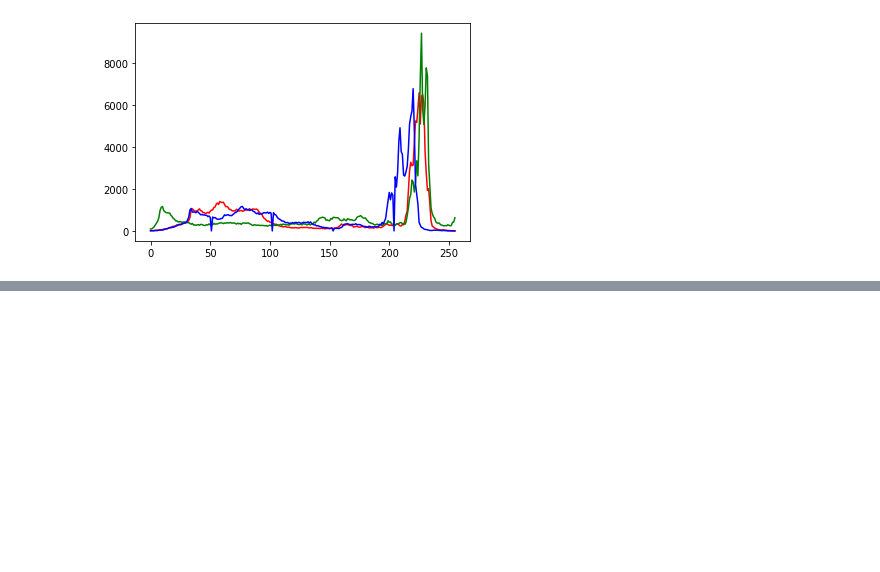
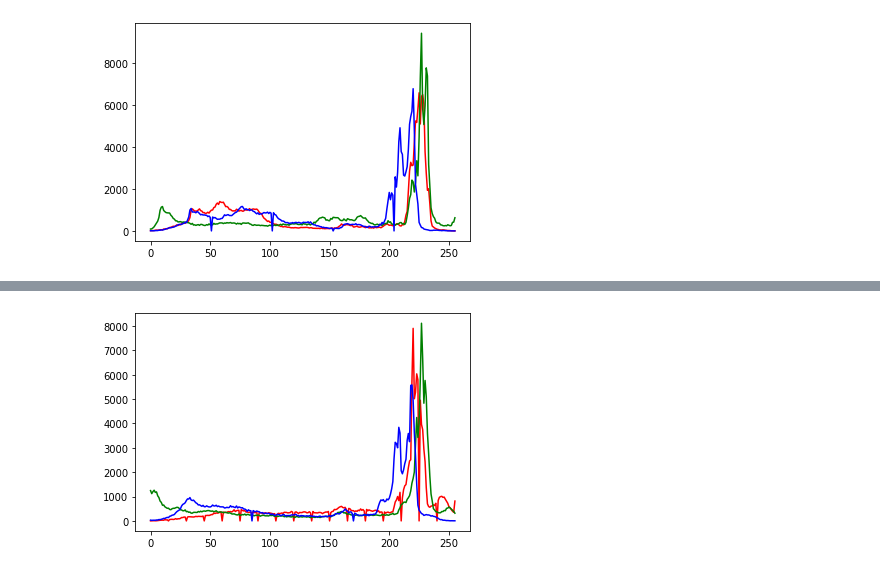
Before and after one commit to GodKelvin/PDI_Comparacao_Img_Histograma, a Jupyter notebook: pdi_tarefa_1.ipynb, the cells around one changed output, grey strips where cells are left out. Saved outputs shown, nothing was run; the diff lists cells and outputs as text; code cells hidden in the pictures; blank space fills up the shorter version.

```diff
--- a/pdi_tarefa_1.ipynb
+++ b/pdi_tarefa_1.ipynb
@@ -112,0 +149,5 @@ print(compatibilidade)
+# %%
+hr, hg, hb = get_histograma(diretorio+teste_img[2])
+plot_histograma(hr, hg, hb)
+# %% [output]
+[figure, added]
```
Also changed, not shown: parts of 8 cells of this notebook.
